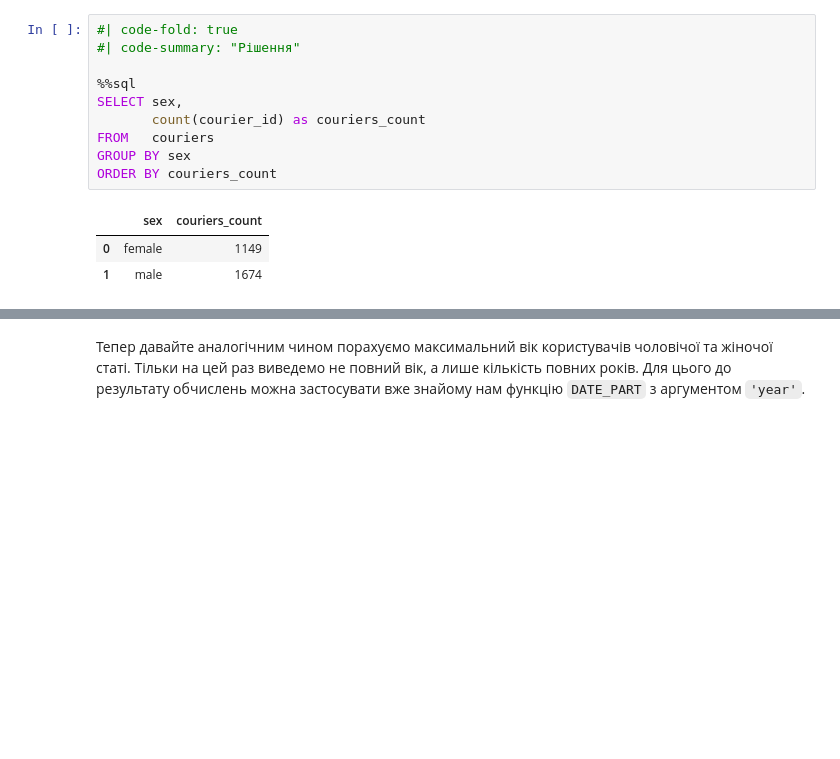
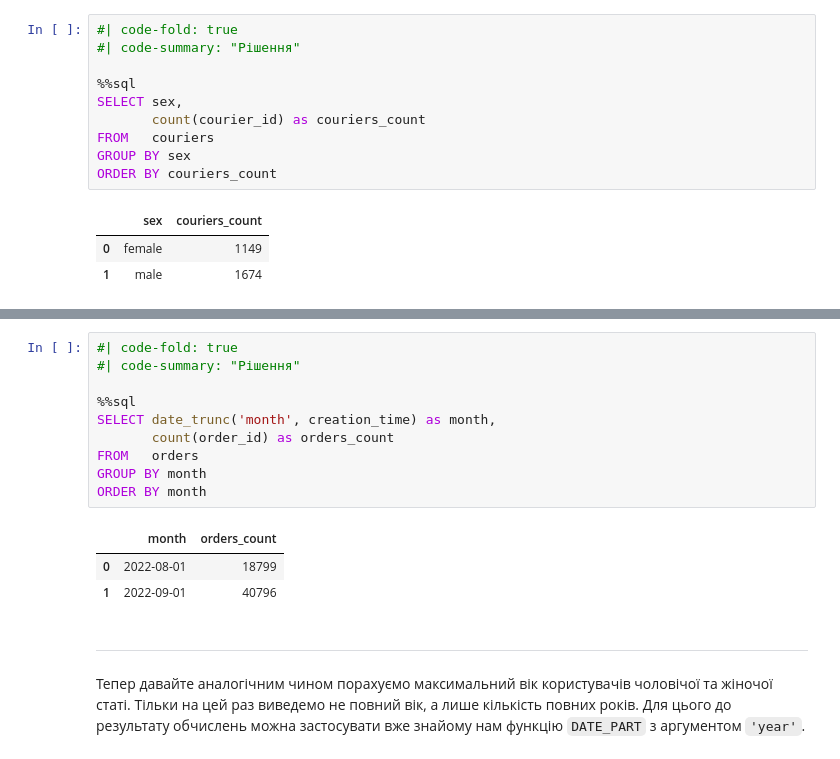
Before and after one commit to Aranaur/py4ds, a Jupyter notebook: sql_groupby.ipynb, the cells around one changed output, grey strips where cells are left out. Drawn from its saved outputs; the diff is of its cells as text; blank space fills up the shorter version.

```diff
--- a/sql_groupby.ipynb
+++ b/sql_groupby.ipynb
@@ -131,3 +242,19 @@ ORDER BY couriers_count
+# %%
+#| code-fold: true
+#| code-summary: "Рішення"
+
+%%sql
+SELECT date_trunc('month', creation_time) as month,
+       count(order_id) as orders_count
+FROM   orders
+GROUP BY month
+ORDER BY month
+# %% [output]
+|  | month | orders_count |
+| 0 | 2022-08-01 | 18799 |
+| 1 | 2022-09-01 | 40796 |
+# %% [markdown]
+---
 # %% [markdown]
 Тепер давайте аналогічним чином порахуємо максимальний вік користувачів чоловічої та жіночої статі. Тільки на цей раз виведемо не повний вік, а лише кількість повних років. Для цього до результату обчислень можна застосувати вже знайому нам функцію `DATE_PART` з аргументом `'year'`.
 # %% [markdown]
```
Also changed, not shown: parts of 28 cells of this notebook, 2 other files.
